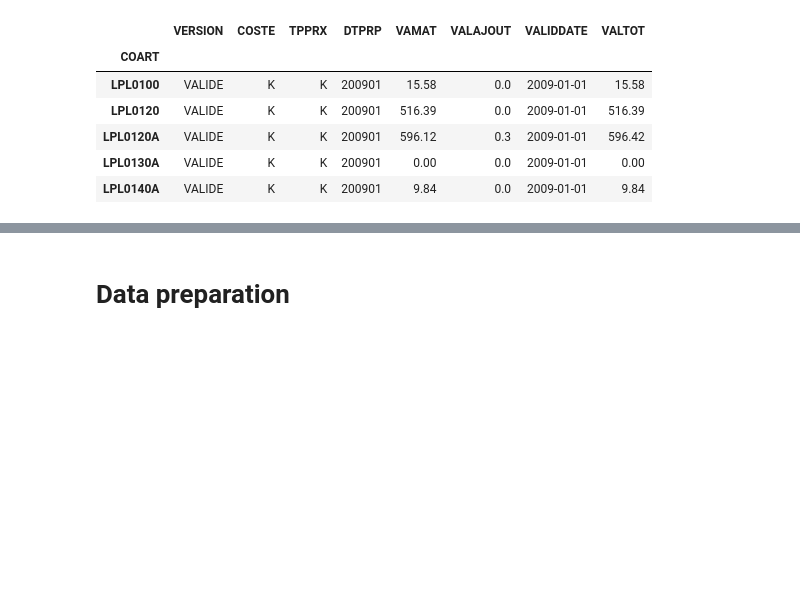
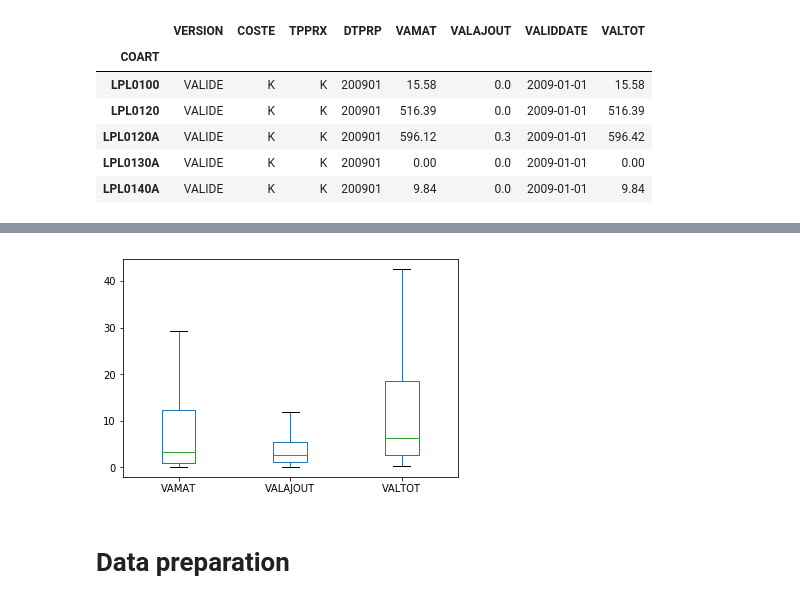
Before and after one commit to rudloffl/sheet-metal-cost-calculator, a Jupyter notebook: Y1 - Notebooks/B2 - data exploration.ipynb, the cells around one changed output, grey strips where cells are left out. Saved outputs shown, nothing was run; the diff lists cells and outputs as text; code cells hidden in the pictures; blank space fills up the shorter version.

```diff
--- a/Y1 - Notebooks/B2 - data exploration.ipynb
+++ b/Y1 - Notebooks/B2 - data exploration.ipynb
@@ -181,3 +209,8 @@ Number of dupplicates :  0
+# %%
+priceset[['VAMAT', 'VALAJOUT', 'VALTOT']].plot.box(sym='')
+plt.show()
+# %% [output]
+[figure, added]
 # %% [markdown]
 # Data preparation
 # %%
```
Also changed, not shown: parts of 29 cells of this notebook, 5 other files.
